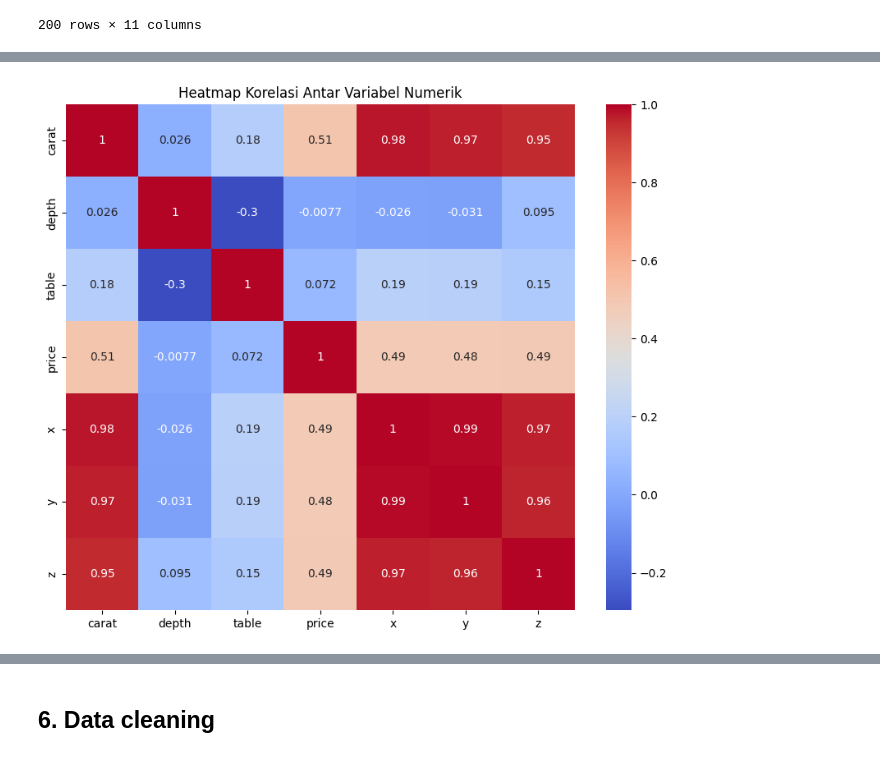
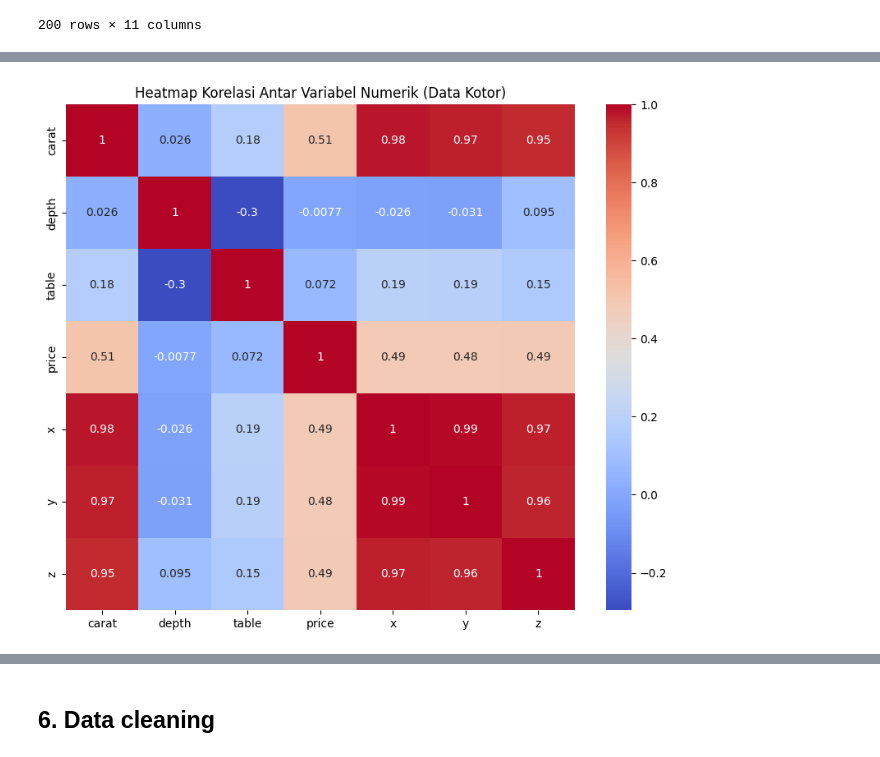
Before and after one commit to LatiefDataVisionary/eda-college-task, a Jupyter notebook: Tugas_EDA_week_8.ipynb, the cells around one changed output, grey strips where cells are left out. Cells and saved outputs as stored; diff of their text form; code cells hidden in the pictures.

```diff
--- a/Tugas_EDA_week_8.ipynb
+++ b/Tugas_EDA_week_8.ipynb
@@ -121,12 +166,12 @@ Kolom-kolom dataset:
 # %%
 # Pilih hanya kolom numerik untuk heatmap
 numeric_columns = ['carat', 'depth', 'table', 'price', 'x', 'y', 'z']
 correlation = df[numeric_columns].corr()
 
 # Buat heatmap
 plt.figure(figsize=(10, 8))
 sns.heatmap(correlation, annot=True, cmap='coolwarm')
-plt.title("Heatmap Korelasi Antar Variabel Numerik")
+plt.title("Heatmap Korelasi Antar Variabel Numerik (Data Kotor)")
 plt.show()
 # %% [output]
-[figure, old version]
+[figure, new version]
```
Also changed, not shown: parts of 54 cells of this notebook.
